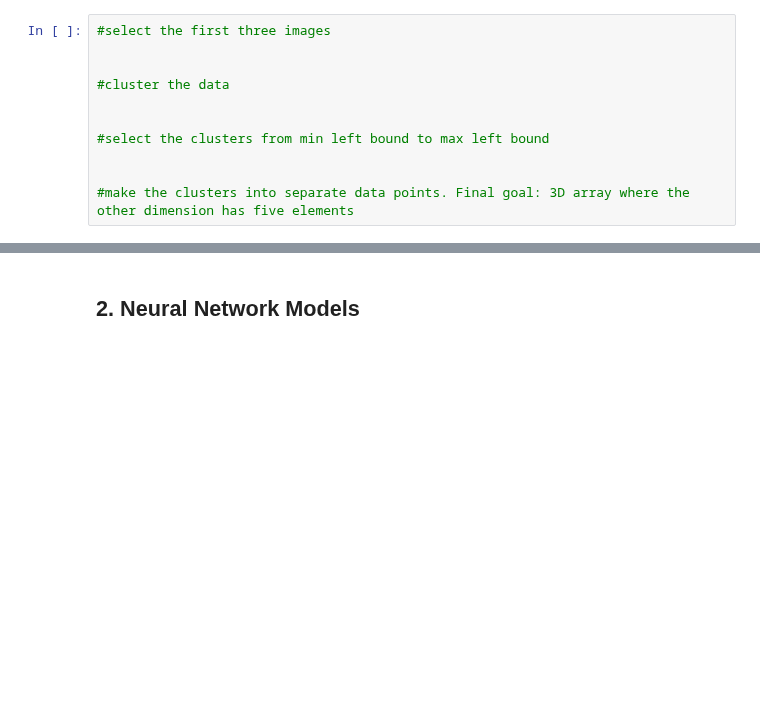
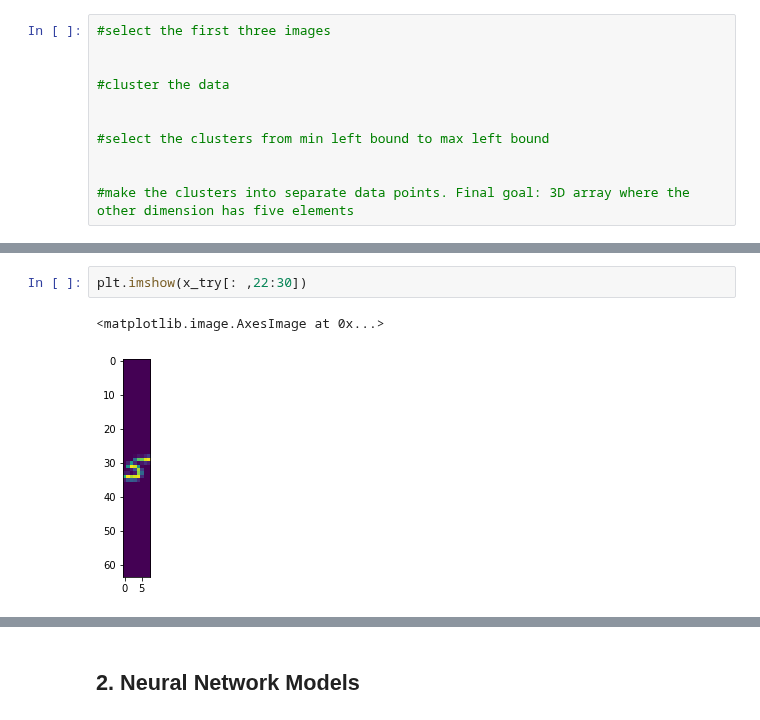
Before and after one commit to du-hr/MNIST-CNN, a Jupyter notebook: MiniProject_3.ipynb, the cells around one changed output, grey strips where cells are left out. Drawn from its saved outputs; the diff is of its cells as text; blank space fills up the shorter version.

```diff
--- a/MiniProject_3.ipynb
+++ b/MiniProject_3.ipynb
@@ -356,0 +373,5 @@ for i in range(3):
+# %%
+plt.imshow(x_try[: ,22:30])
+# %% [output]
+<matplotlib.image.AxesImage at 0x...>
+[figure, added]
```
Also changed, not shown: parts of 26 cells of this notebook.
